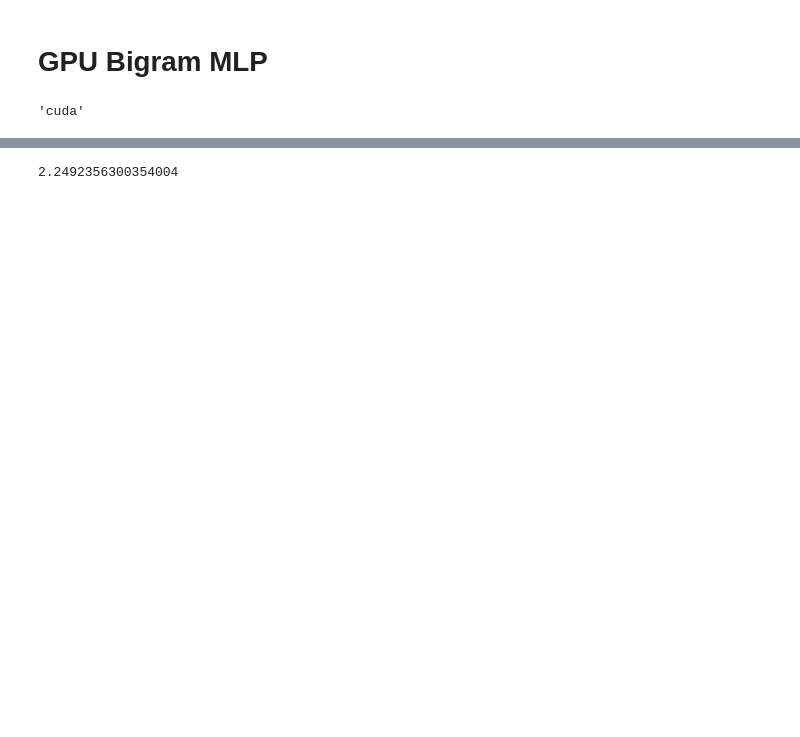
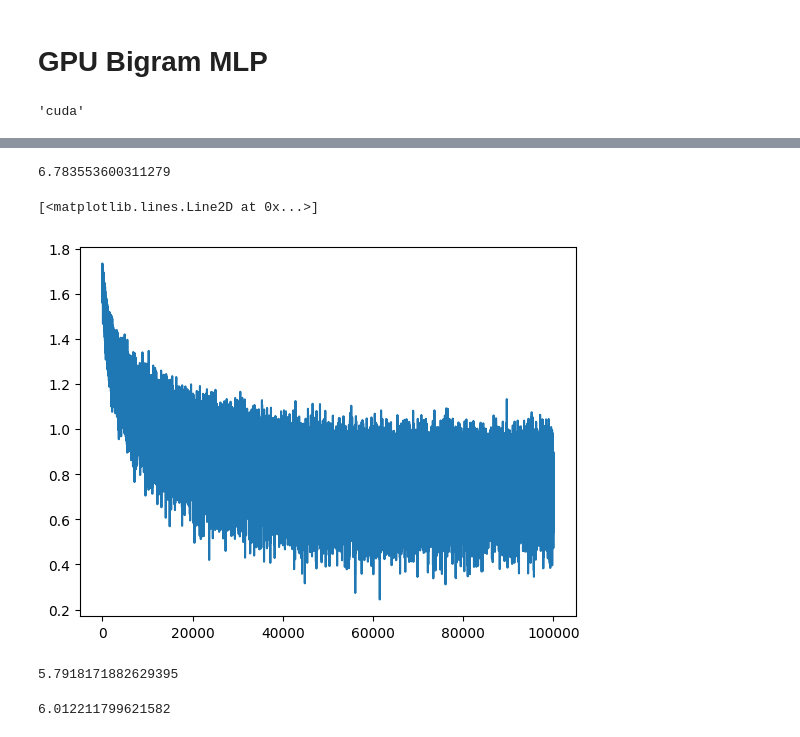
Before and after one commit to ch40xx/makemore, a Jupyter notebook: MakemoreMLP.ipynb, the cells around one changed output, grey strips where cells are left out. Drawn from its saved outputs; the diff is of its cells as text; code cells hidden in the pictures; blank space fills up the shorter version.

```diff
--- a/MakemoreMLP.ipynb
+++ b/MakemoreMLP.ipynb
@@ -472,10 +496,10 @@ gy = torch.tensor(gy).to(device)
 # %%
 gg = torch.Generator(device=device).manual_seed(2147483647)
 # %%
-gC = torch.randn((27,2), generator=g).to(device)
-gW1 = torch.randn((6,100), generator=g).to(device)
-gb1 = torch.randn((100), generator=g).to(device)
-gW2 = torch.randn((100,27), generator=g).to(device)
+gC = torch.randn((27,17), generator=g).to(device)
+gW1 = torch.randn((51,579), generator=g).to(device)
+gb1 = torch.randn((579), generator=g).to(device)
+gW2 = torch.randn((579,27), generator=g).to(device)
 gb2 = torch.randn((27), generator=g).to(device)
 parameters = [gC, gW1, gb1, gW2, gb2]
 # %%
@@ -488,20 +512,21 @@ for p in parameters:
 # %%
 lre = torch.linspace(-3,0,1000)
 lrs = 10**lre
+# %%
+lri = []
+lossi = []
+stepi = []
 # %%
-lri = []
-lossi = []
-
-for i in range(1000):
+for i in range(100000):
 
     # minibatch construct
-    ix = torch.randint(0, gx.shape[0], (32,))
+    ix = torch.randint(0, Xtr.shape[0], (43,))
 
     # Forward Pass
-    gx_emb = gC[gx[ix]]
-    h = torch.tanh(gx_emb.view(-1,6) @ gW1 + gb1)
+    gx_emb = gC[Xtr[ix]]
+    h = torch.tanh(gx_emb.view(-1,51) @ gW1 + gb1)
     logits = h @ gW2 + gb2
-    loss = F.cross_entropy(logits,gy[ix])
+    loss = F.cross_entropy(logits,Ytr[ix])
     #print(loss.item())
 
     # Back Propagation
@@ -510,20 +535,37 @@ for i in range(1000):
     loss.backward()
 
     # Update
-    lr = 0.01
+    lr = 0.001 if i < 50000 else 0.0001
     for p in parameters:
         p.data += -lr * p.grad
 
     #track stats
     # lri.append(lrs[i])
-    # lossi.append(loss.item())
-
+    stepi.append(i)
+    lossi.append(loss.log10().item())
 #print(loss.item())
+# %%
+print(loss.item())
+# %% [output]
+6.783553600311279
+# %%
+plt.plot(stepi,lossi)
+# %% [output]
+[<matplotlib.lines.Line2D at 0x...>]
+[figure, added]
+# %%
+gx_emb = gC[Xtr]
+h = torch.tanh(gx_emb.view(-1,51) @ gW1 + gb1)
+logits = h @ gW2 + gb2
+loss = F.cross_entropy(logits,Ytr)
+print(loss.item())
+# %% [output]
+5.7918171882629395
 # %%
-gx_emb = gC[gx]
-h = torch.tanh(gx_emb.view(-1,6) @ gW1 + gb1)
+gx_emb = gC[Xdev]
+h = torch.tanh(gx_emb.view(-1,51) @ gW1 + gb1)
 logits = h @ gW2 + gb2
-loss = F.cross_entropy(logits,gy)
+loss = F.cross_entropy(logits,Ydev)
 print(loss.item())
 # %% [output]
-2.2492356300354004
+6.012211799621582
```
Also changed, not shown: parts of 13 cells of this notebook.
